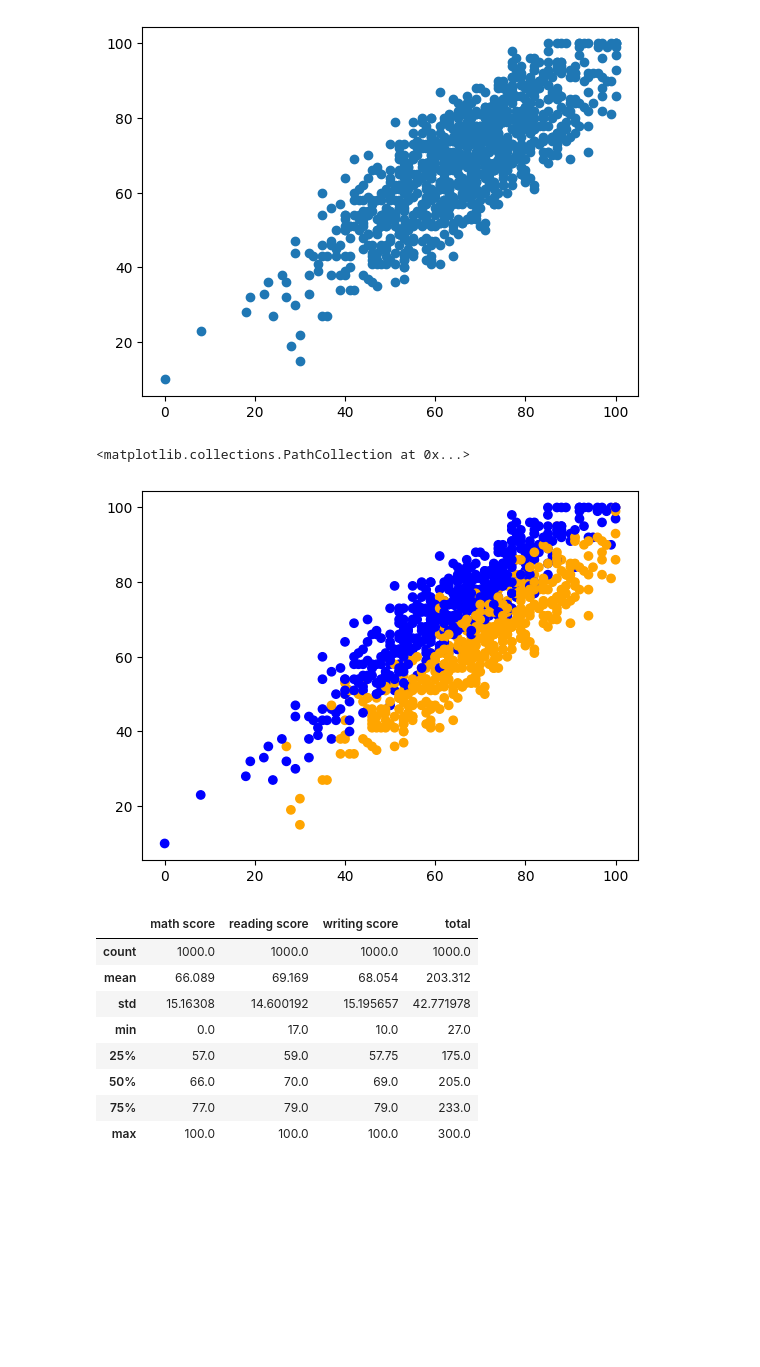
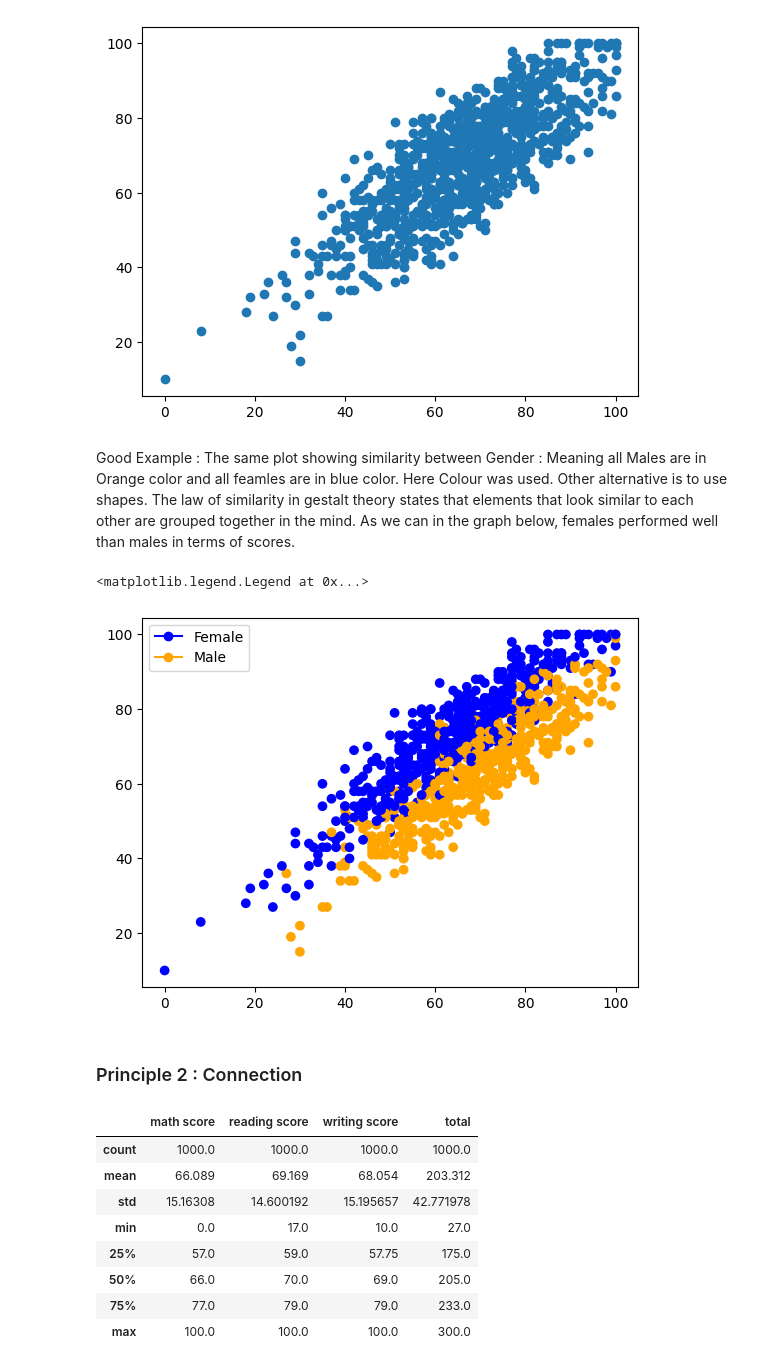
Before and after one commit to predinfer/project-gestalt, a Jupyter notebook: gestalt_1.ipynb, the cells around one changed output. Cells and saved outputs as stored; diff of their text form; code cells hidden in the pictures; blank space fills up the shorter version.

```diff
--- a/gestalt_1.ipynb
+++ b/gestalt_1.ipynb
@@ -78,12 +91,27 @@ plt.scatter(df_students['math score'], df_students['writing score'])
 # %% [output]
 <matplotlib.collections.PathCollection at 0x...>
 [figure]
-# %%
-#plt.scatter(x='math score', y='writing score', data=df_students, hue='gender')
-plt.scatter(df_students['math score'], df_students['writing score'], c=df_students['gender'].map({'male':'orange','female':'blue'}))
-# %% [output]
-<matplotlib.collections.PathCollection at 0x...>
-[figure, removed]
+# %% [markdown]
+Good Example : The same plot showing similarity between Gender : Meaning all Males are in Orange color and all feamles are in blue color.
+Here Colour was used. Other alternative is to use shapes.
+The law of similarity in gestalt theory states that elements that look similar to each other are grouped together in the mind.
+As we can in the graph below, females performed well than males in terms of scores.
+# %%
+
+from matplotlib.lines import Line2D
+plt.scatter(df_students['math score'], df_students['writing score'], c=df_students['gender'].map({'male':'orange','female':'blue'}))
+#plt.legend([Line2D([0], [0], color=cmap(0.), lw=4),
+                #Line2D([0], [0], color=cmap(.5), lw=4)],['Math','Reading'])
+
+#plt.legend([{color:'orange',color:'blue'}],['Math','Reading'])
+legend_elements = [Line2D([0], [0], marker='o',color='blue', label='Female'),
+                   Line2D([0], [0], marker='o', color='orange', label='Male')]
+plt.legend(handles=legend_elements)
+# %% [output]
+<matplotlib.legend.Legend at 0x...>
+[figure, added]
+# %% [markdown]
+### Principle 2 : Connection
 # %%
 df_students.describe()
 # %% [output]
```
Also changed, not shown: parts of 19 cells of this notebook.
